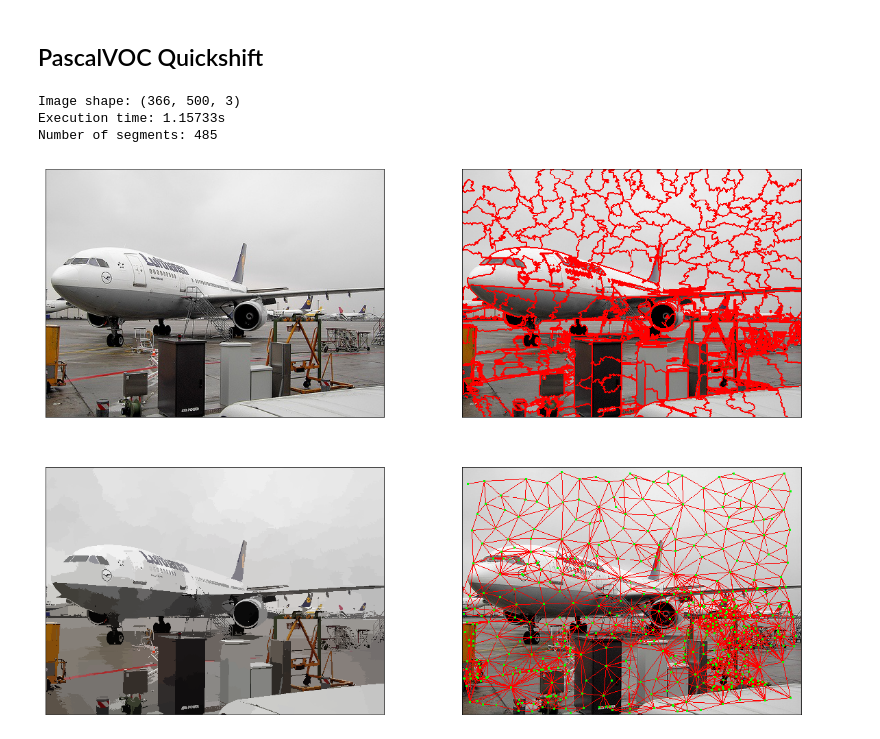
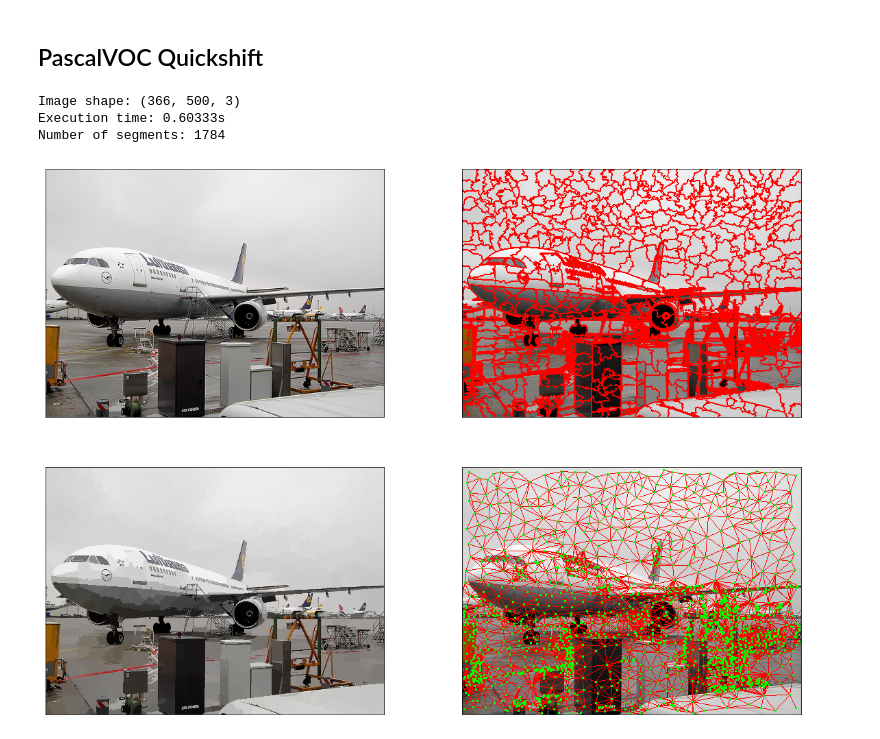
Before and after one commit to rusty1s/embedded_gcnn, a Jupyter notebook: notebooks/superpixel.ipynb, the cells around one changed output. Cells and saved outputs as stored; diff of their text form; code cells hidden in the pictures.

```diff
--- a/notebooks/superpixel.ipynb
+++ b/notebooks/superpixel.ipynb
@@ -186,15 +186,15 @@ Number of segments: 763
 # %%
 print('Image shape:', pascal_voc.shape)
 
 t_start = time.process_time()
-segmentation = quickshift(pascal_voc, ratio=1, kernel_size=3, max_dist=15, sigma=0)
+segmentation = quickshift(pascal_voc, ratio=0.75, kernel_size=2, max_dist=8, sigma=0)
 duration = time.process_time() - t_start
 
 height, width, _ = pascal_voc.shape
 plt.rcParams['figure.figsize'] = (20, 20 * height/width)
 showcase_image_segmentation(pascal_voc, segmentation, duration, scale=1)
 # %% [output]
 Image shape: (366, 500, 3)
-Execution time: 1.15733s
-Number of segments: 485
+Execution time: 0.60333s
+Number of segments: 1784
-[figure, old version]
+[figure, new version]
```
Also changed, not shown: parts of 5 cells of this notebook, 4 other files.
